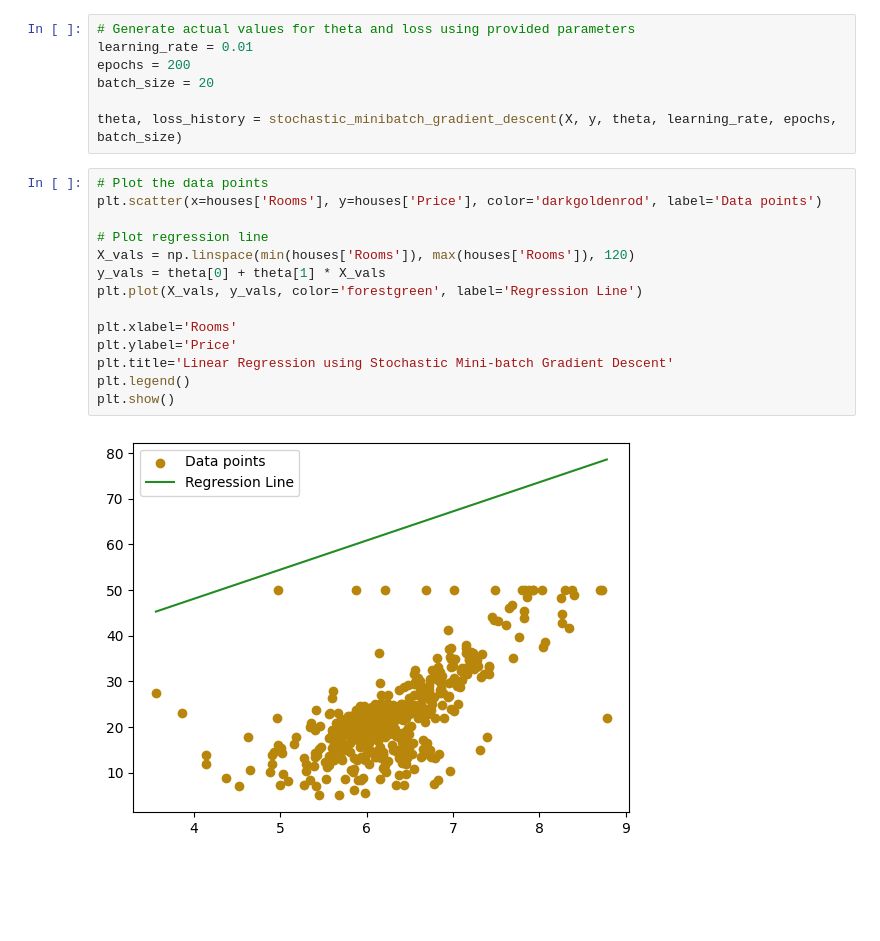
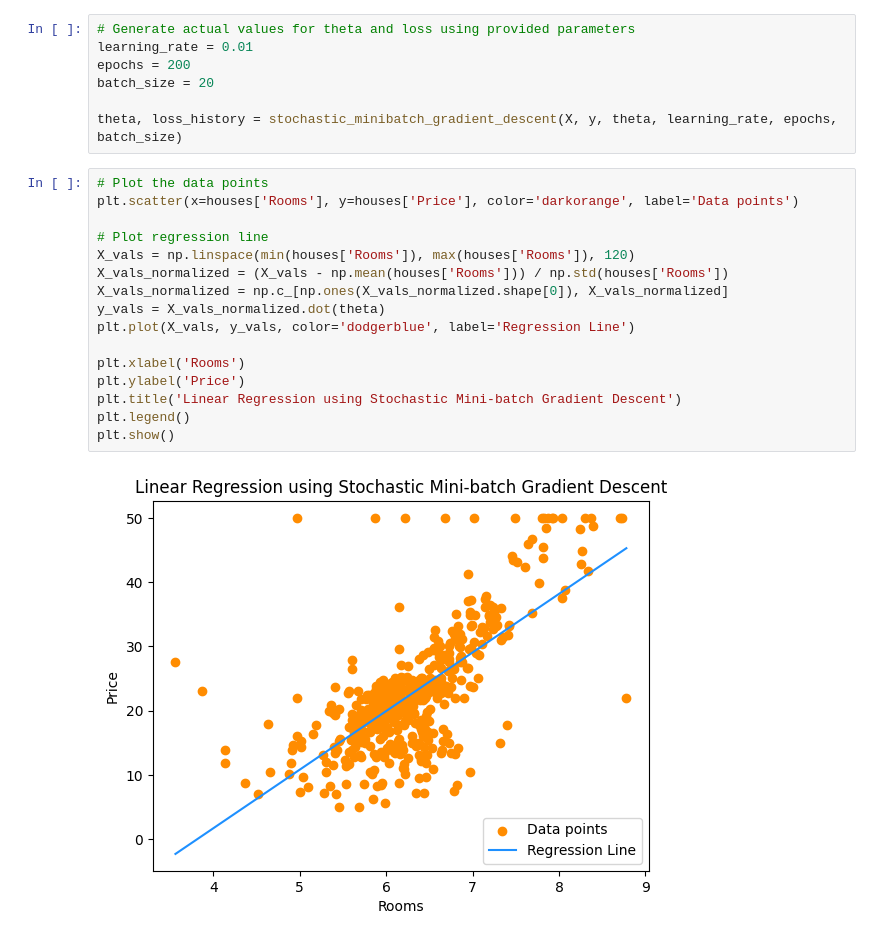
Before and after one commit to juma-paul/deep_learning, a Jupyter notebook: linear_regression_assignment.ipynb, the cells around one changed output. Drawn from its saved outputs; the diff is of its cells as text; blank space fills up the shorter version.

Commit message:
Normalize X values used for plotting regression line just like the training data

```diff
--- a/linear_regression_assignment.ipynb
+++ b/linear_regression_assignment.ipynb
@@ -152,17 +152,19 @@ batch_size = 20
 theta, loss_history = stochastic_minibatch_gradient_descent(X, y, theta, learning_rate, epochs, batch_size)
 # %%
 # Plot the data points
-plt.scatter(x=houses['Rooms'], y=houses['Price'], color='darkgoldenrod', label='Data points')
+plt.scatter(x=houses['Rooms'], y=houses['Price'], color='darkorange', label='Data points')
 
 # Plot regression line
 X_vals = np.linspace(min(houses['Rooms']), max(houses['Rooms']), 120)
-y_vals = theta[0] + theta[1] * X_vals
-plt.plot(X_vals, y_vals, color='forestgreen', label='Regression Line')
+X_vals_normalized = (X_vals - np.mean(houses['Rooms'])) / np.std(houses['Rooms'])
+X_vals_normalized = np.c_[np.ones(X_vals_normalized.shape[0]), X_vals_normalized]
+y_vals = X_vals_normalized.dot(theta)
+plt.plot(X_vals, y_vals, color='dodgerblue', label='Regression Line')
 
-plt.xlabel='Rooms'
-plt.ylabel='Price'
-plt.title='Linear Regression using Stochastic Mini-batch Gradient Descent'
+plt.xlabel('Rooms')
+plt.ylabel('Price')
+plt.title('Linear Regression using Stochastic Mini-batch Gradient Descent')
 plt.legend()
 plt.show()
 # %% [output]
-[figure, old version]
+[figure, new version]
```
